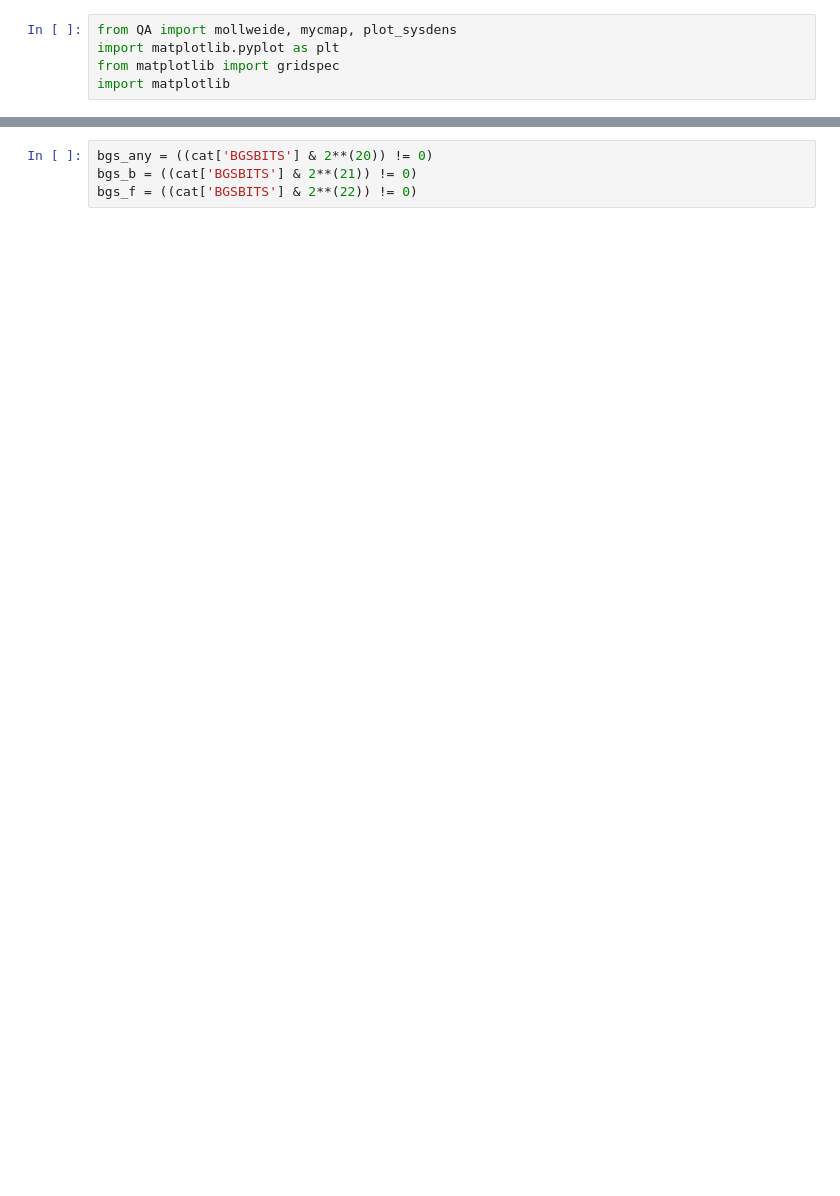
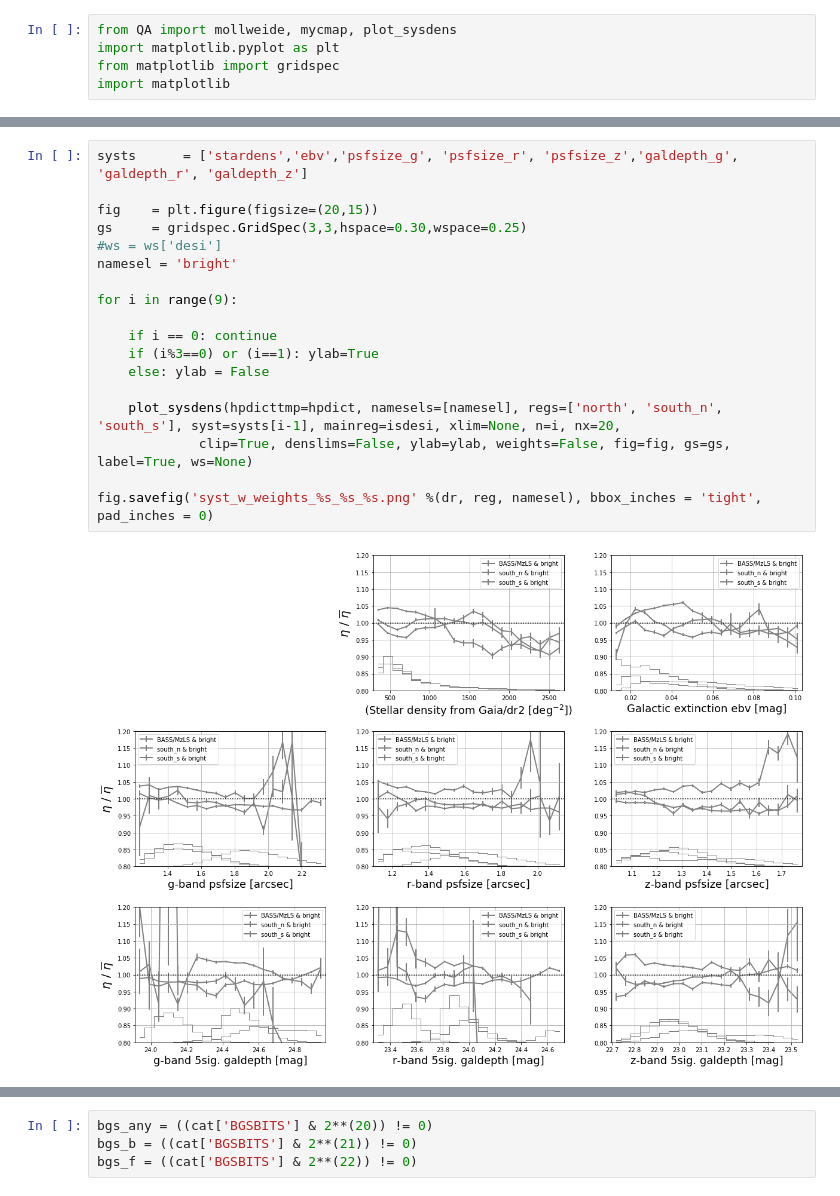
Before and after one commit to qmxp55/bgstargets, a Jupyter notebook: doc/getBGScat_with_weights.ipynb, the cells around one changed output, grey strips where cells are left out. Saved outputs shown, nothing was run; the diff lists cells and outputs as text; blank space fills up the shorter version.

```diff
--- a/doc/getBGScat_with_weights.ipynb
+++ b/doc/getBGScat_with_weights.ipynb
@@ -265,4 +200,24 @@ for i in range(9):
 fig.savefig('syst_w_weights_%s_%s_%s.png' %(dr, reg, namesel), bbox_inches = 'tight', pad_inches = 0)
 # %% [output]
 [figure]
+# %%
+systs      = ['stardens','ebv','psfsize_g', 'psfsize_r', 'psfsize_z','galdepth_g', 'galdepth_r', 'galdepth_z']
+
+fig    = plt.figure(figsize=(20,15))
+gs     = gridspec.GridSpec(3,3,hspace=0.30,wspace=0.25)
+#ws = ws['desi']
+namesel = 'bright'
+
+for i in range(9):
+
+    if i == 0: continue
+    if (i%3==0) or (i==1): ylab=True
+    else: ylab = False
+
+    plot_sysdens(hpdicttmp=hpdict, namesels=[namesel], regs=['north', 'south_n', 'south_s'], syst=systs[i-1], mainreg=isdesi, xlim=None, n=i, nx=20,
+             clip=True, denslims=False, ylab=ylab, weights=False, fig=fig, gs=gs, label=True, ws=None)
+
+fig.savefig('syst_w_weights_%s_%s_%s.png' %(dr, reg, namesel), bbox_inches = 'tight', pad_inches = 0)
+# %% [output]
+[figure, added]
 # %%
```
Also changed, not shown: parts of 19 cells of this notebook, 6 other files.
